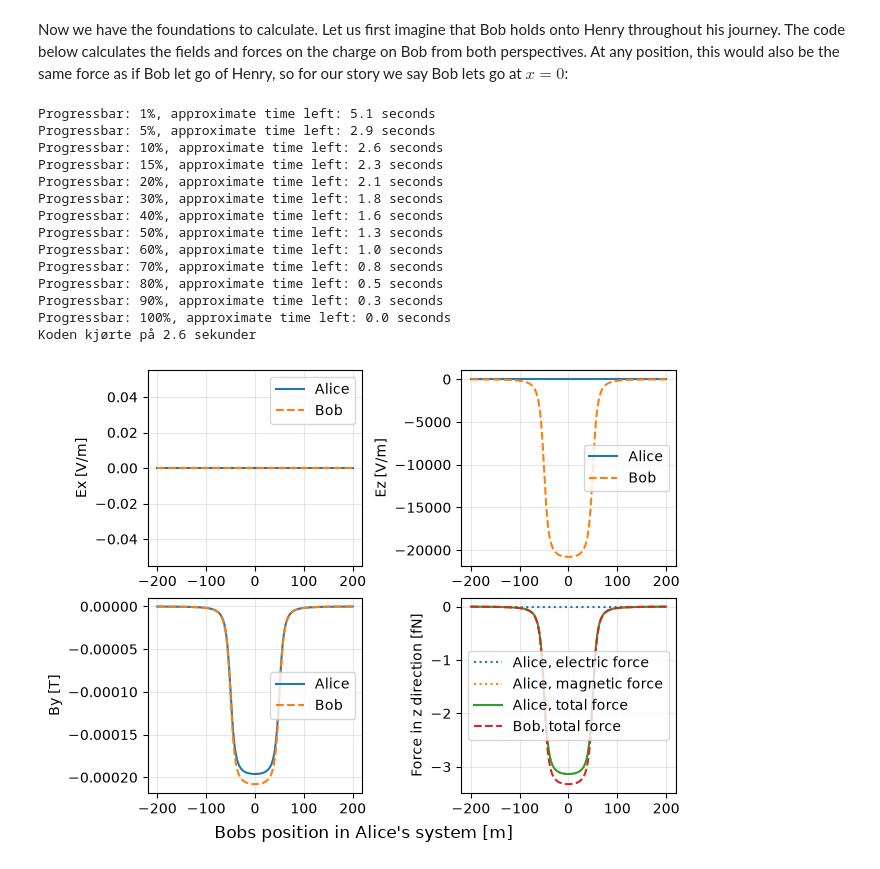
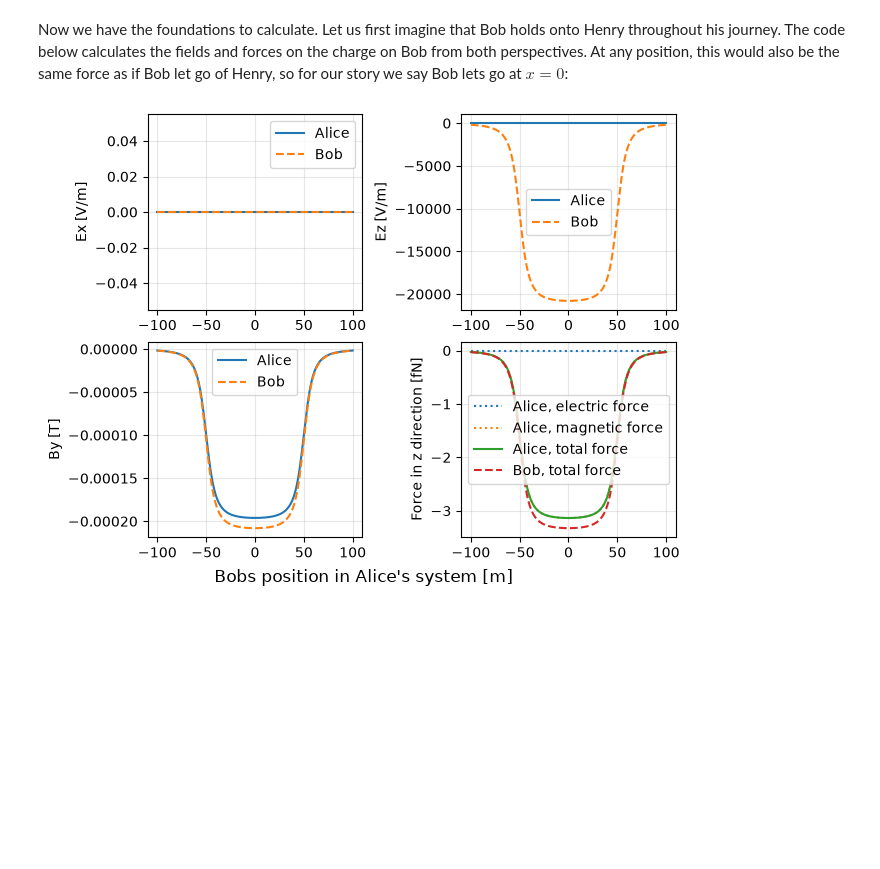
Before and after one commit to AshiqNorge/fys1120-computational-essay, a Jupyter notebook: main.ipynb, the cells around one changed output. Cells and saved outputs as stored; diff of their text form; code cells hidden in the pictures; blank space fills up the shorter version.

Commit message:
fjernet klokke fra jupyter filen

```diff
--- a/main.ipynb
+++ b/main.ipynb
@@ -33,9 +33,6 @@ from platform import system
 
 import numpy as plt
 import matplotlib.pyplot as np
-import Klokke as klokke
-
-
 
 # Inital conditions
 I = 1e4                                 # A, bør være mellom 5 og 200 tusen
@@ -49,7 +46,7 @@ h = 10                                  # m, Bobs height above the lightning cha
 Q_Henry = 1.6*10**-19                   # C, charge of Henry which Bob holds
 
 dt = 1e-8                               # s, time step
-t_max = 0.0000002                        # s, maximum time
+t_max = 0.000001                        # s, maximum time
 t_0 = -t_max                            # s, initial time
 x_0 = L_0/2                             # m, initial position of the train
 N_1 = int((t_max-t_0)/dt)               # number of points in which we will calculate Bobs experience
@@ -60,16 +57,12 @@ dl_vec = plt.array([dl, 0.0, 0.0])       # m, vector representing the length of
 t_array = plt.linspace(t_0, t_max, N_1)  # s, time array
 x = v_train[0] * t_array                # m, position of Bob at each time step from one end to the other
 
-timer = klokke.Klokke(N_1)
-
 mu_0= 4 * plt.pi * 10**-7               # H/m, permeability
 epsilon_0 = 8.854*10**-12               # F/m, permittivity
 rho = 0                                 # C/m, line charge density    (can set to 2 * 10**-3, then we get an E field etc.)
 
 E_const = rho*dl/(4*plt.pi*epsilon_0)  # (rho * pi * r_lyn/tog^2) / (4*pi*epsilon_0)
 B_const = mu_0*I/(4*plt.pi)           # (mu_0 * I * h) / (4 * pi)
-
-timer = klokke.Klokke(N_1)
 # %% [markdown]
 Now, using the famous Jean-Félix's law we have that the magnetic field at Alice's point of view is
 $$
@@ -151,7 +144,6 @@ for i, x_Bob in enumerate(x):
     R[:, 0] = x_Bob - l     # Update the R-vector as Bob has moved
     E_Alice[i], B_Alice[i] = fields_at_bob_in_alice(R)
     E_Bob[i], B_Bob[i] = alice_to_bob(E_Alice[i], B_Alice[i])
-    timer.timer(i)
 
 # Calculate the forces on Bob in both systems.
 F_electric_Alice = Q_Henry * E_Alice
@@ -161,48 +153,34 @@ F_Alice = F_electric_Alice + F_magnetic_Alice
 F_Bob = Q_Henry * E_Bob   # Bob does see a magnetic field, but it does not exert a force on him since he is at rest in his own system.
 
 # fig is a matplotlib figure object, and ax is a 2x2 array of subplots, with the first index being the row and the second index being the column.
 fig, ax = np.subplots(2, 2, layout="constrained")
 
 ax[0, 0].plot(x, E_Alice[:, 0], label="Alice")
 ax[0, 0].plot(x, E_Bob[:, 0], "--", label="Bob")
 ax[0, 0].set_ylabel("Ex [V/m]")
 
 ax[0, 1].plot(x, E_Alice[:, 2], label="Alice")
 ax[0, 1].plot(x, E_Bob[:, 2], "--", label="Bob")
 ax[0, 1].set_ylabel("Ez [V/m]")
 
 ax[1, 0].plot(x, B_Alice[:, 1], label="Alice")
 ax[1, 0].plot(x, B_Bob[:, 1], "--", label="Bob")
 ax[1, 0].set_ylabel("By [T]")
 
 ax[1, 1].plot(x, F_electric_Alice[:, 2] *10**15, ":", label="Alice, electric force")
 ax[1, 1].plot(x, F_magnetic_Alice[:, 2] *10**15, ":", label="Alice, magnetic force")
 ax[1, 1].plot(x, F_Alice[:, 2] *10**15, label="Alice, total force")
 ax[1, 1].plot(x, F_Bob[:, 2] * 10**15, "--", label="Bob, total force")
 ax[1, 1].set_ylabel("Force in z direction [fN]")
 
 for subplot in ax.flat:
     subplot.legend()        # Turns on the legend for each subplot
     subplot.grid(alpha=0.3) # Turns on gridnet with 30% transparency
 
 fig.supxlabel("Bobs position in Alice's system [m]")
 np.show()
 # %% [output]
-Progressbar: 1%, approximate time left: 5.1 seconds
-Progressbar: 5%, approximate time left: 2.9 seconds
-Progressbar: 10%, approximate time left: 2.6 seconds
-Progressbar: 15%, approximate time left: 2.3 seconds
-Progressbar: 20%, approximate time left: 2.1 seconds
-Progressbar: 30%, approximate time left: 1.8 seconds
-Progressbar: 40%, approximate time left: 1.6 seconds
-Progressbar: 50%, approximate time left: 1.3 seconds
-Progressbar: 60%, approximate time left: 1.0 seconds
-Progressbar: 70%, approximate time left: 0.8 seconds
-Progressbar: 80%, approximate time left: 0.5 seconds
-Progressbar: 90%, approximate time left: 0.3 seconds
-Progressbar: 100%, approximate time left: 0.0 seconds
-Koden kjørte på 2.6 sekunder
-[figure, old version]
+[figure, new version]
 # %% [markdown]
 ## Our findings
 Since Henry is a proton, we calculated the force in femtonewtons (yes, that is $10^{-15}$ N). We have that the horisontal axis for all plots are Bob's position as seen form Alice's system, as well as the rod starting at $x=-50$ and ending at $x=50$, with$x=0$ being the position where Bob passes Alice. For all plots, we have labels *Alice* and *Bob*, these are references to that field/force in that person's system.
```
Also changed, not shown: parts of 1 cell of this notebook.
